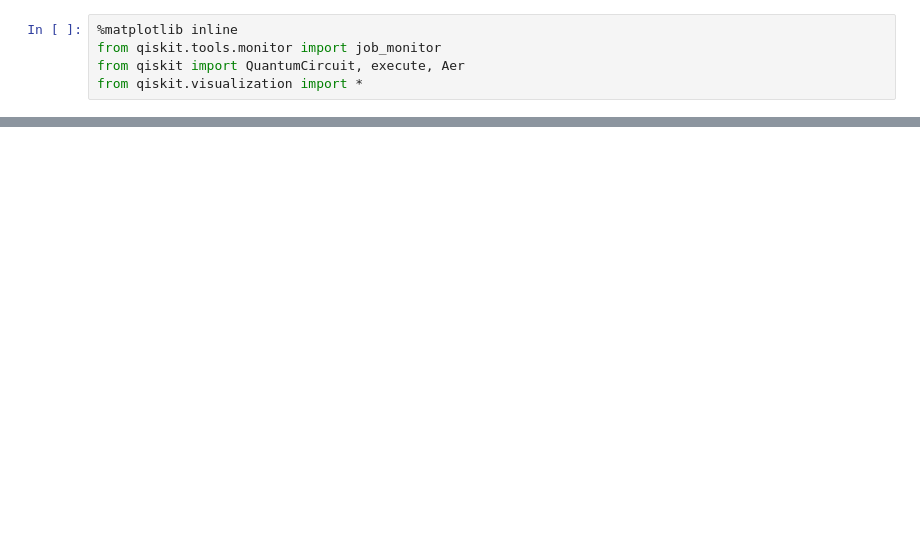
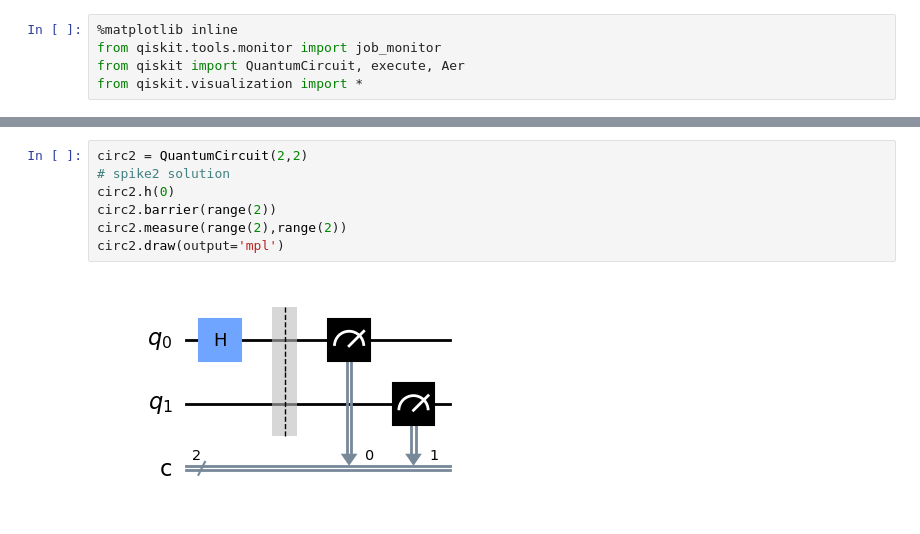
Before and after one commit to 708-145/qiskit-zone, a Jupyter notebook: playground/spik3.ipynb, the cells around one changed output, grey strips where cells are left out. Cells and saved outputs as stored; diff of their text form; blank space fills up the shorter version.

```diff
--- a/playground/spik3.ipynb
+++ b/playground/spik3.ipynb
@@ -44,0 +32,9 @@ circ3.draw(output='mpl')
+# %%
+circ2 = QuantumCircuit(2,2)
+# spike2 solution
+circ2.h(0)
+circ2.barrier(range(2))
+circ2.measure(range(2),range(2))
+circ2.draw(output='mpl')
+# %% [output]
+[figure, added]
```
Also changed, not shown: parts of 7 cells of this notebook.
